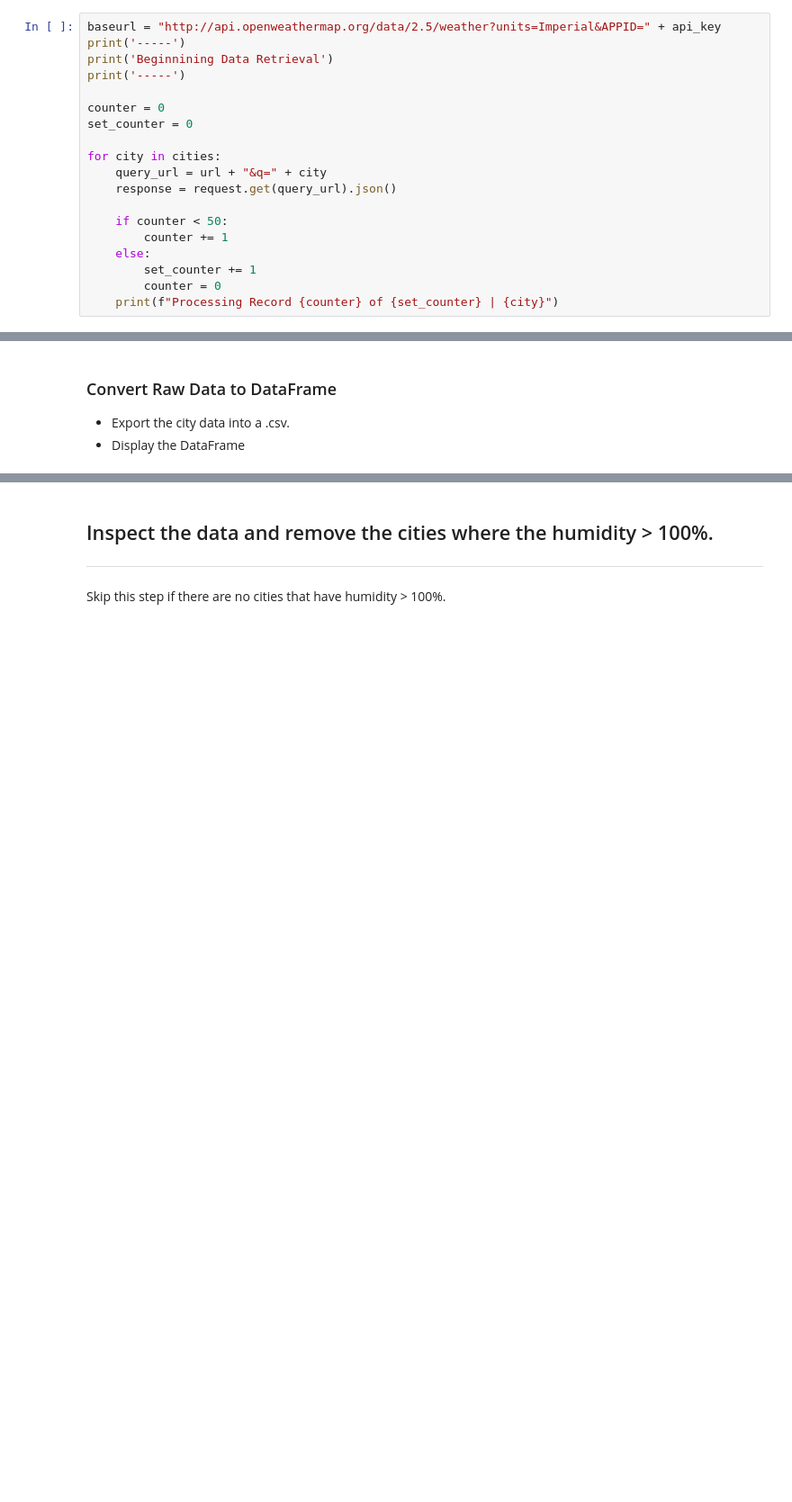
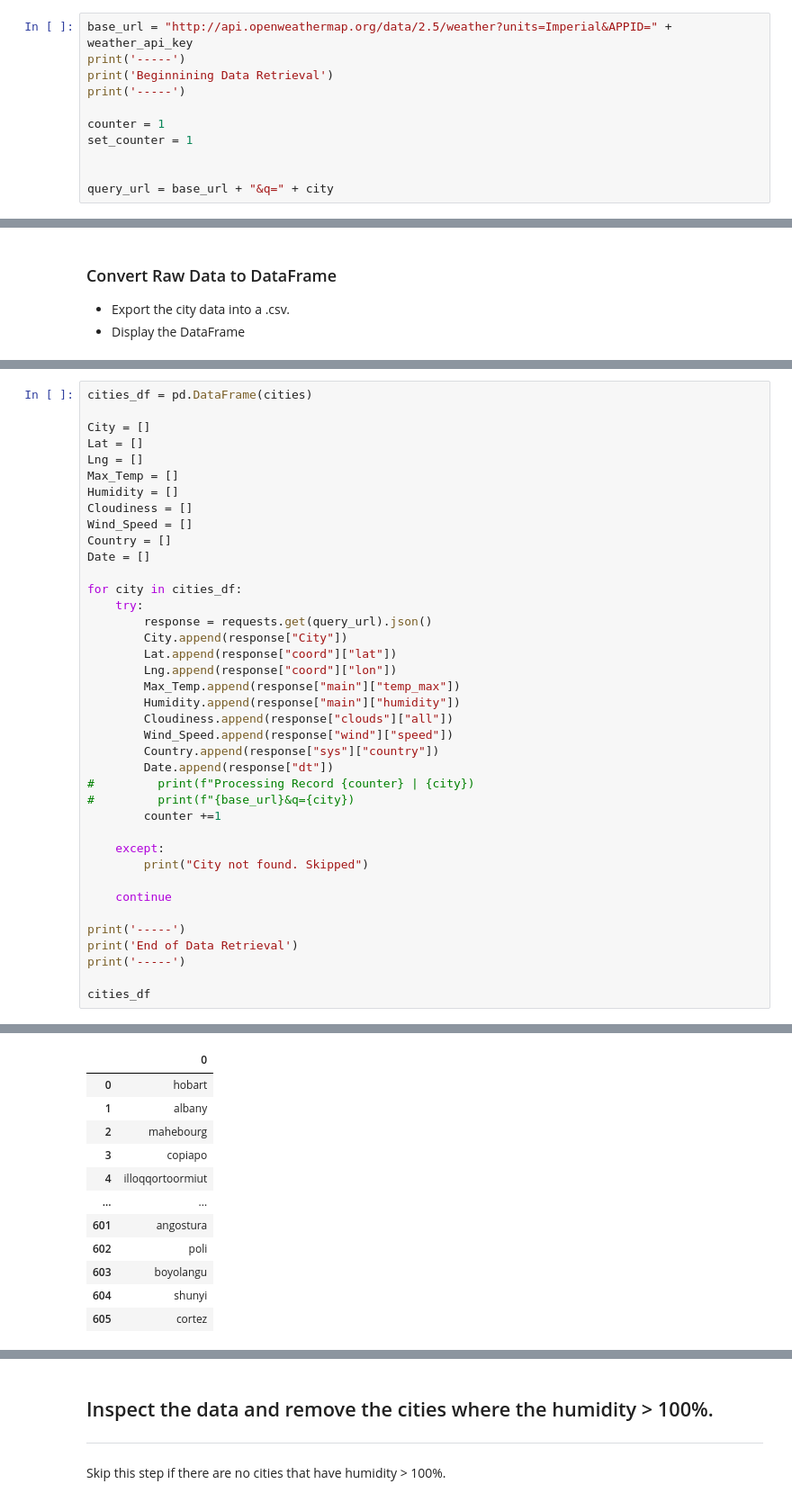
Before and after one commit to brettmw92/python-api-challenge, a Jupyter notebook: WeatherPy.ipynb, the cells around one changed output, grey strips where cells are left out. Shown at 90% size. Saved outputs shown, nothing was run; the diff lists cells and outputs as text; blank space fills up the shorter version.

Commit message:
weather dataframe

```diff
--- a/WeatherPy.ipynb
+++ b/WeatherPy.ipynb
@@ -58,22 +58,14 @@ len(cities)
 * Perform a weather check on each city using a series of successive API calls.
 * Include a print log of each city as it'sbeing processed (with the city number and city name).
 # %%
-baseurl = "http://api.openweathermap.org/data/2.5/weather?units=Imperial&APPID=" + api_key
+base_url = "http://api.openweathermap.org/data/2.5/weather?units=Imperial&APPID=" + weather_api_key
 print('-----')
 print('Beginnining Data Retrieval')
 print('-----')
 
-counter = 0
-set_counter = 0
+counter = 1
+set_counter = 1
 
-for city in cities:
-    query_url = url + "&q=" + city
-    response = request.get(query_url).json()
 
-    if counter < 50:
-        counter += 1
-    else:
-        set_counter += 1
-        counter = 0
-    print(f"Processing Record {counter} of {set_counter} | {city}")
+query_url = base_url + "&q=" + city
 # %% [output]
@@ -122,0 +79,40 @@ cities_df
+# %%
+cities_df = pd.DataFrame(cities)
+
+City = []
+Lat = []
+Lng = []
+Max_Temp = []
+Humidity = []
+Cloudiness = []
+Wind_Speed = []
+Country = []
+Date = []
+
+for city in cities_df:
+    try:
+        response = requests.get(query_url).json()
+        City.append(response["City"])
+        Lat.append(response["coord"]["lat"])
+        Lng.append(response["coord"]["lon"])
+        Max_Temp.append(response["main"]["temp_max"])
+        Humidity.append(response["main"]["humidity"])
+        Cloudiness.append(response["clouds"]["all"])
+        Wind_Speed.append(response["wind"]["speed"])
+        Country.append(response["sys"]["country"])
+        Date.append(response["dt"])
+#         print(f"Processing Record {counter} | {city})
+#         print(f"{base_url}&q={city})
+        counter +=1
+
+    except:
+        print("City not found. Skipped")
+
+    continue
+
+print('-----')
+print('End of Data Retrieval')
+print('-----')
+
+cities_df
+# %% [output]
@@ -122,0 +123,12 @@ cities_df
+|  | 0 |
+| 0 | hobart |
+| 1 | albany |
+| 2 | mahebourg |
+| 3 | copiapo |
+| 4 | illoqqortoormiut |
+| ... | ... |
+| 601 | angostura |
+| 602 | poli |
+| 603 | boyolangu |
+| 604 | shunyi |
+| 605 | cortez |
```
Also changed, not shown: parts of 6 cells of this notebook, 6 other files.
